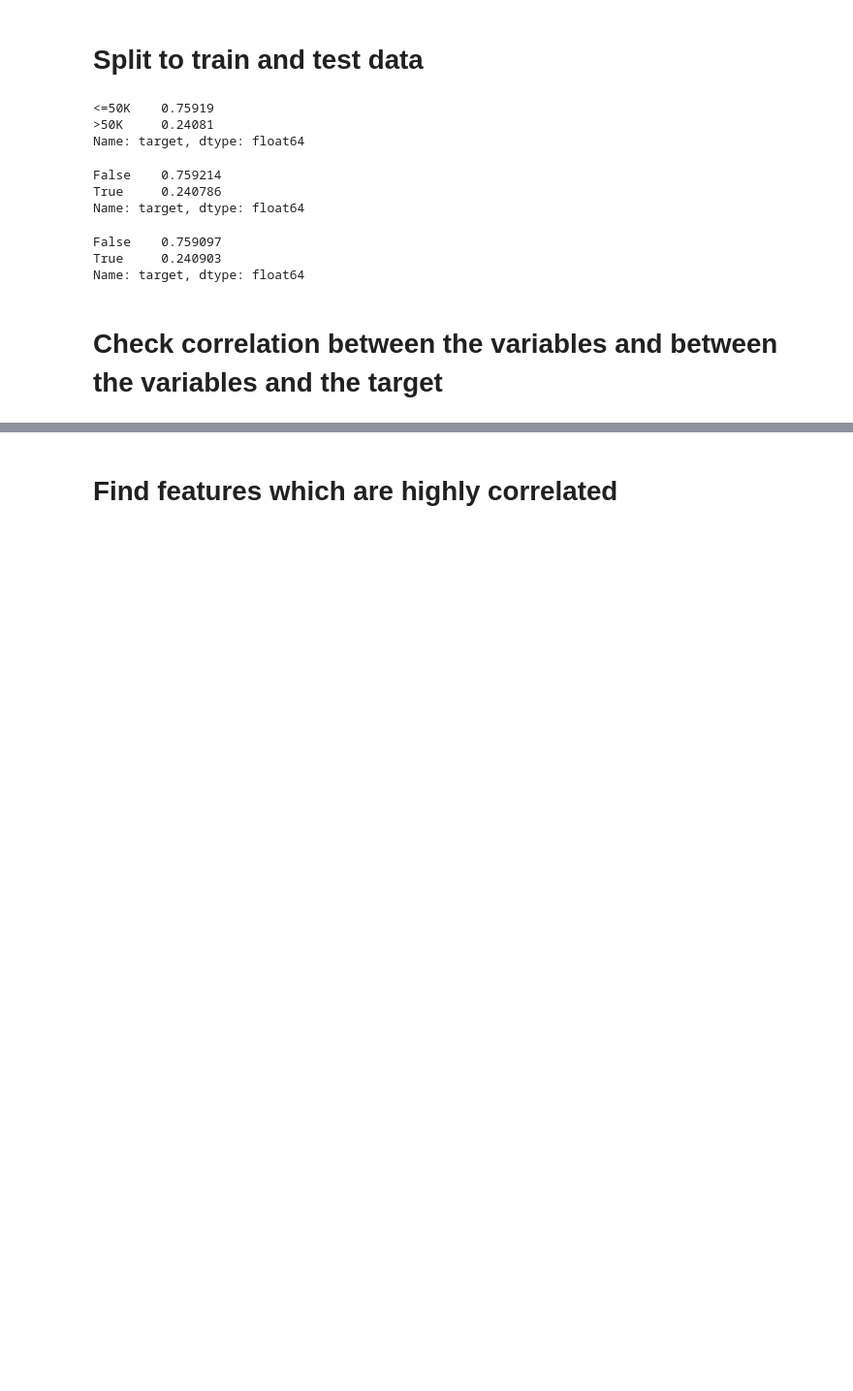
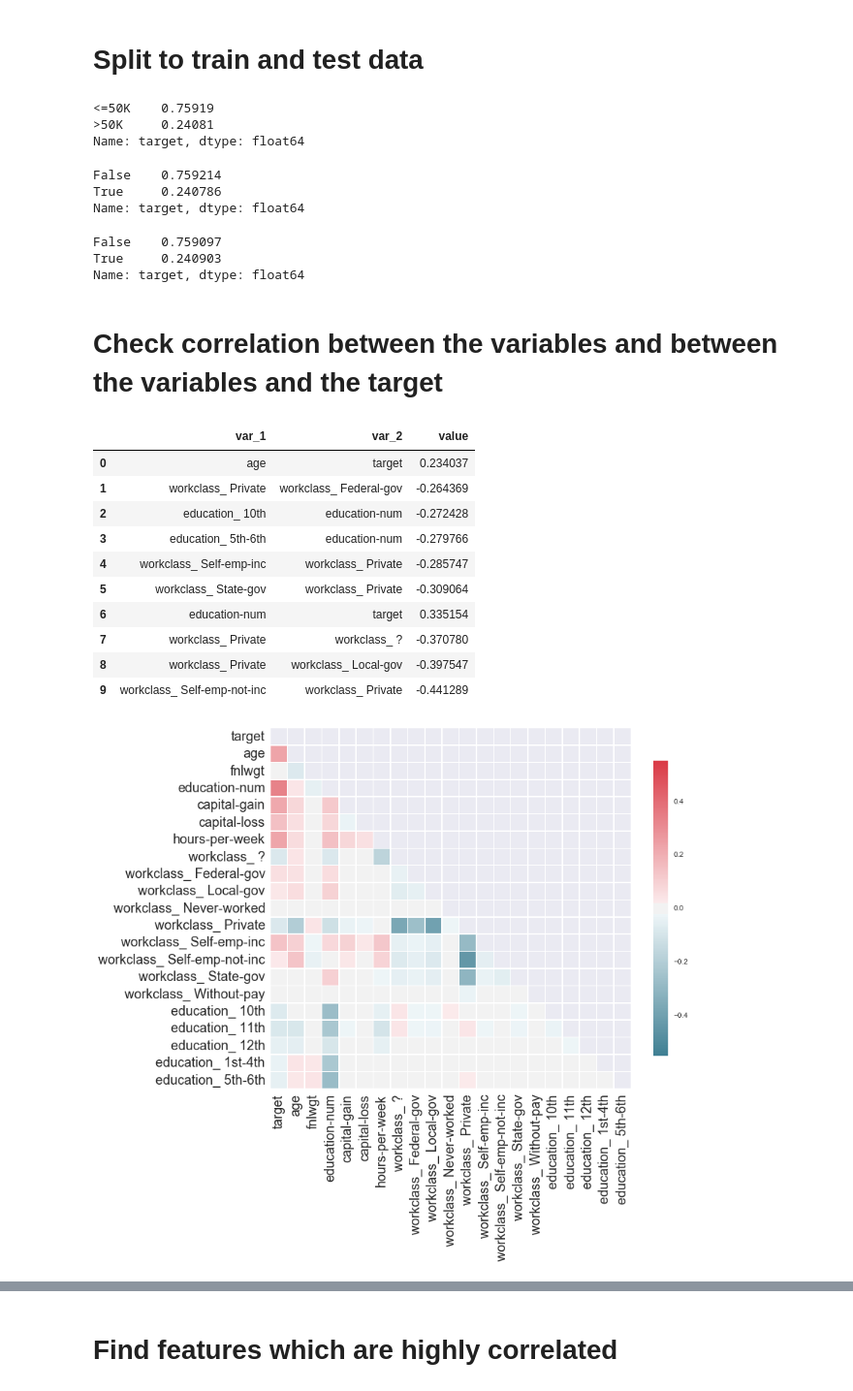
Before and after one commit to shirmeir/notebooks, a Jupyter notebook: census_income_data_set.ipynb, the cells around one changed output, grey strips where cells are left out. Shown at 97% size. Saved outputs shown, nothing was run; the diff lists cells and outputs as text; code cells hidden in the pictures; blank space fills up the shorter version.

```diff
--- a/census_income_data_set.ipynb
+++ b/census_income_data_set.ipynb
@@ -320,2 +296,46 @@ X['target'] = y
+# %%
+def get_most_correlated_variables(corr, num_pairs=10):
+    correlation_melted = pd.melt(corr.reset_index().rename(columns={"index": "var_1"}), id_vars=("var_1"),var_name='var_2')
+    correlation_melted = correlation_melted[correlation_melted.var_1!=correlation_melted.var_2]
+    correlation_melted['var_couple'] = correlation_melted[['var_1','var_2']].apply(lambda x:tuple(sorted([x[0],x[1]])), axis=1)
+    correlation_melted = correlation_melted.drop_duplicates(subset='var_couple').drop(['var_couple'],axis=1)
+    correlation_melted['abs_value'] = correlation_melted['value'].abs().round(3)
+    return correlation_melted.sort_values(by='abs_value').tail(num_pairs).drop('abs_value', axis=1).reset_index(drop=True)
+
+def plot_correlation_matrix(X, features2):
+    corr = X[features2].corr()
+     # return the most correlated variables
+    most_correlated_variables = get_most_correlated_variables(corr, num_pairs=10)
+    max_correlation = 1.25*most_correlated_variables['value'].abs().max()
+    # Generate a mask for the upper triangle
+    mask = np.zeros_like(corr, dtype=np.bool)
+    mask[np.triu_indices_from(mask)] = True
+    # Set up the matplotlib figure
+    f, ax = plt.subplots(figsize=(11, 9))
+    # Generate a custom diverging colormap
+    cmap = sns.diverging_palette(220, 10, as_cmap=True)
+    ax.set_yticklabels(features2, fontsize=18)
+    ax.set_xticklabels(features2, rotation='vertical', fontsize=18)
+    # Draw the heatmap with the mask and correct aspect ratio
+    sns.heatmap(corr, mask=mask, cmap=cmap, vmax=max_correlation, center=0,
+                square=True, linewidths=.5, cbar_kws={"shrink": .8})
+    return most_correlated_variables
+if 'target' not in X:
+    X['target'] = y
+features2 = ['target'] + X.columns[:20].tolist()
+plot_correlation_matrix(X, features2)
+# %% [output]
+|  | var_1 | var_2 | value |
+| 0 | age | target | 0.234037 |
+| 1 | workclass_ Private | workclass_ Federal-gov | -0.264369 |
+| 2 | education_ 10th | education-num | -0.272428 |
+| 3 | education_ 5th-6th | education-num | -0.279766 |
+| 4 | workclass_ Self-emp-inc | workclass_ Private | -0.285747 |
+| 5 | workclass_ State-gov | workclass_ Private | -0.309064 |
+| 6 | education-num | target | 0.335154 |
+| 7 | workclass_ Private | workclass_ ? | -0.370780 |
+| 8 | workclass_ Private | workclass_ Local-gov | -0.397547 |
+| 9 | workclass_ Self-emp-not-inc | workclass_ Private | -0.441289 |
+[figure, added]
 # %%
 features2 =['target']+[x for x in X.columns if x.startswith('education') ]
```
Also changed, not shown: parts of 27 cells of this notebook, 1 other file.
